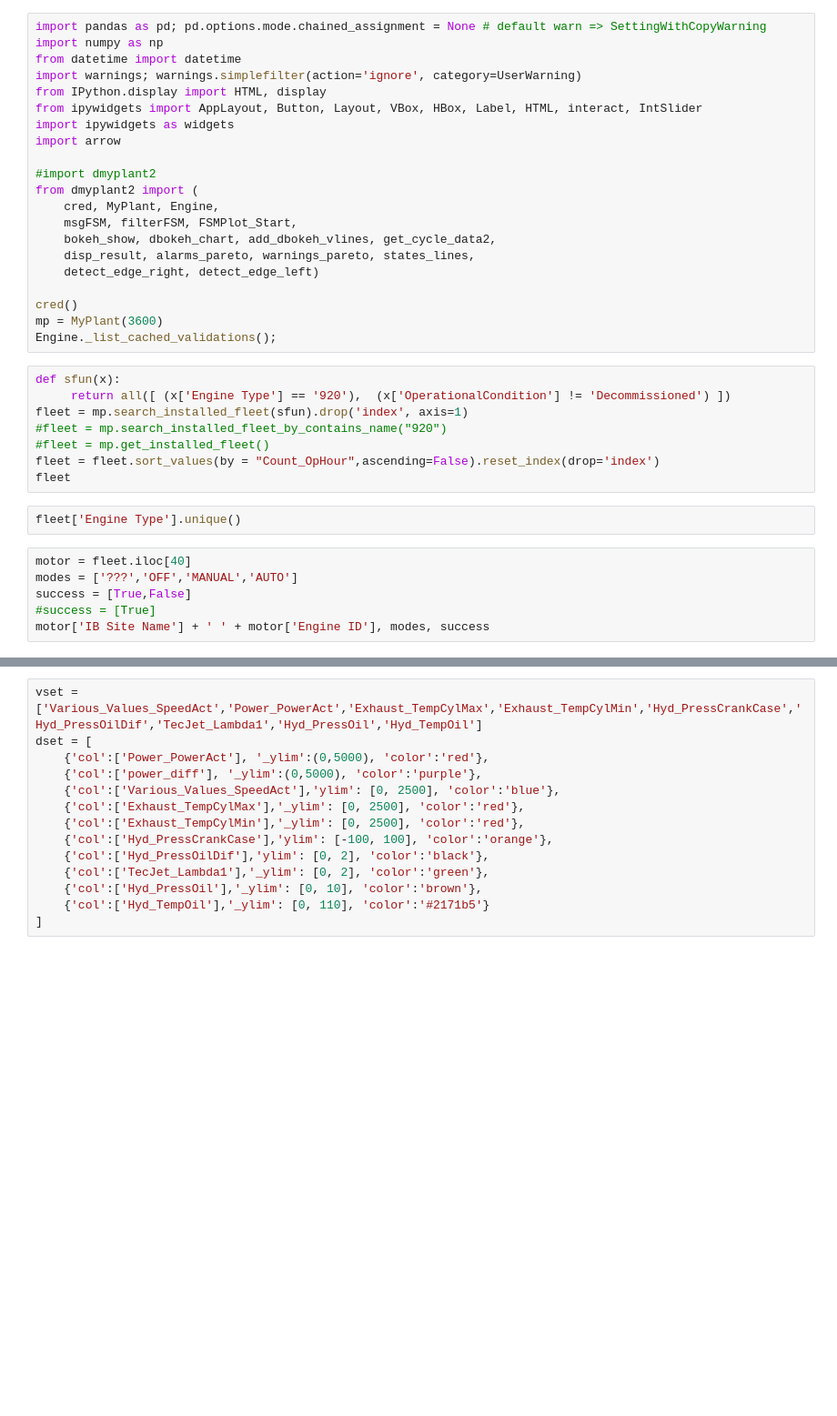
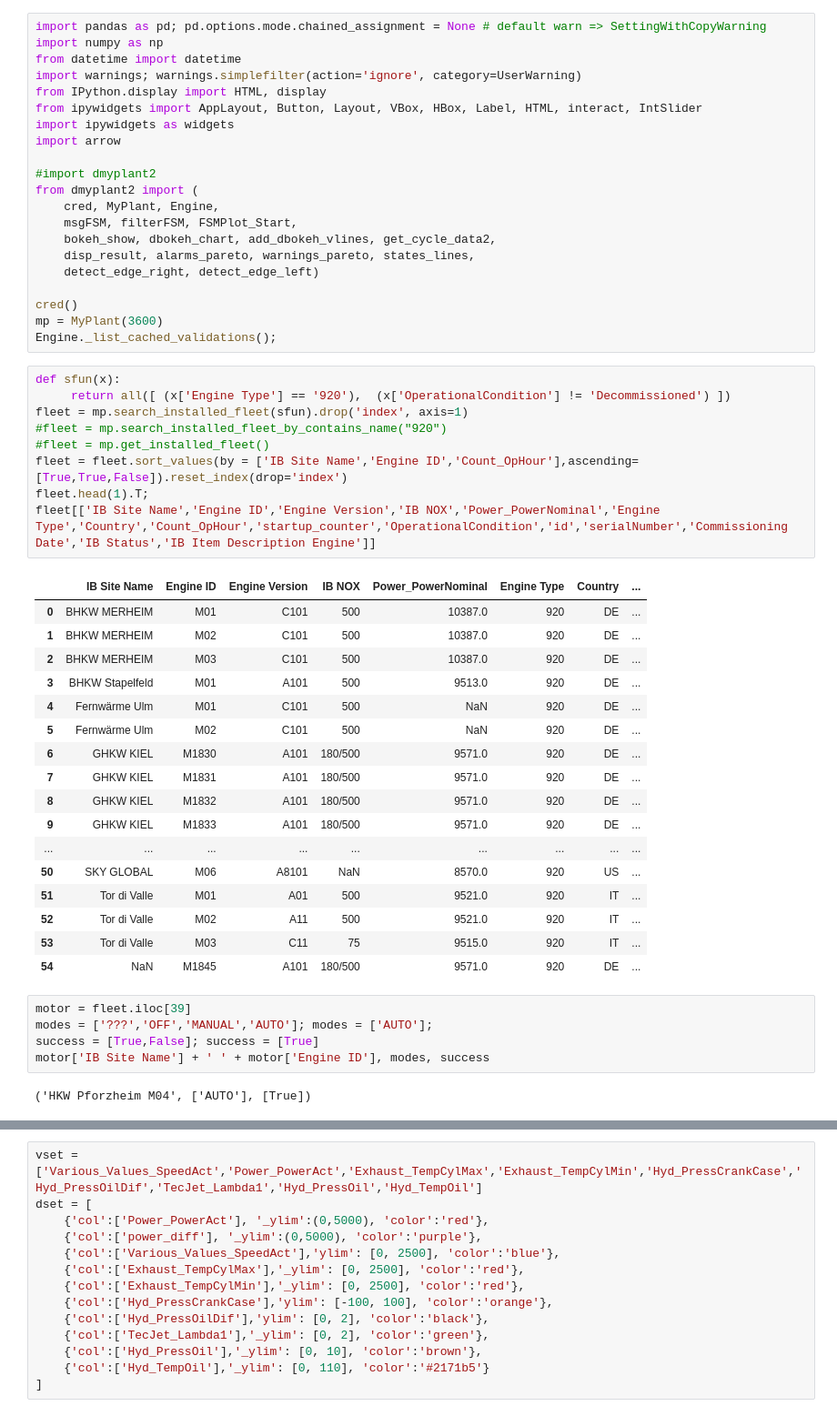
Before and after one commit to dieterch/statemachine, a Jupyter notebook: cottbus.ipynb, the cells around one changed output, grey strips where cells are left out. Shown at 91% size. Cells and saved outputs as stored; diff of their text form; blank space fills up the shorter version.

```diff
--- a/cottbus.ipynb
+++ b/cottbus.ipynb
@@ -22,19 +22,37 @@ Engine._list_cached_validations();
 # %%
 def sfun(x):
      return all([ (x['Engine Type'] == '920'),  (x['OperationalCondition'] != 'Decommissioned') ])
 fleet = mp.search_installed_fleet(sfun).drop('index', axis=1)
 #fleet = mp.search_installed_fleet_by_contains_name("920")
 #fleet = mp.get_installed_fleet()
-fleet = fleet.sort_values(by = "Count_OpHour",ascending=False).reset_index(drop='index')
-fleet
+fleet = fleet.sort_values(by = ['IB Site Name','Engine ID','Count_OpHour'],ascending=[True,True,False]).reset_index(drop='index')
+fleet.head(1).T;
+fleet[['IB Site Name','Engine ID','Engine Version','IB NOX','Power_PowerNominal','Engine Type','Country','Count_OpHour','startup_counter','OperationalCondition','id','serialNumber','Commissioning Date','IB Status','IB Item Description Engine']]
+# %% [output]
+|  | IB Site Name | Engine ID | Engine Version | IB NOX | Power_PowerNominal | Engine Type | Country | ... |
+| 0 | BHKW MERHEIM | M01 | C101 | 500 | 10387.0 | 920 | DE | ... |
+| 1 | BHKW MERHEIM | M02 | C101 | 500 | 10387.0 | 920 | DE | ... |
+| 2 | BHKW MERHEIM | M03 | C101 | 500 | 10387.0 | 920 | DE | ... |
+| 3 | BHKW Stapelfeld | M01 | A101 | 500 | 9513.0 | 920 | DE | ... |
+| 4 | Fernwärme Ulm | M01 | C101 | 500 | NaN | 920 | DE | ... |
+| 5 | Fernwärme Ulm | M02 | C101 | 500 | NaN | 920 | DE | ... |
+| 6 | GHKW KIEL | M1830 | A101 | 180/500 | 9571.0 | 920 | DE | ... |
+| 7 | GHKW KIEL | M1831 | A101 | 180/500 | 9571.0 | 920 | DE | ... |
+| 8 | GHKW KIEL | M1832 | A101 | 180/500 | 9571.0 | 920 | DE | ... |
+| 9 | GHKW KIEL | M1833 | A101 | 180/500 | 9571.0 | 920 | DE | ... |
+| ... | ... | ... | ... | ... | ... | ... | ... | ... |
+| 50 | SKY GLOBAL | M06 | A8101 | NaN | 8570.0 | 920 | US | ... |
+| 51 | Tor di Valle | M01 | A01 | 500 | 9521.0 | 920 | IT | ... |
+| 52 | Tor di Valle | M02 | A11 | 500 | 9521.0 | 920 | IT | ... |
+| 53 | Tor di Valle | M03 | C11 | 75 | 9515.0 | 920 | IT | ... |
+| 54 | NaN | M1845 | A101 | 180/500 | 9571.0 | 920 | DE | ... |
-# %%
-fleet['Engine Type'].unique()
 # %%
-motor = fleet.iloc[40]
-modes = ['???','OFF','MANUAL','AUTO']
-success = [True,False]
-#success = [True]
+motor = fleet.iloc[39]
+modes = ['???','OFF','MANUAL','AUTO']; modes = ['AUTO'];
+success = [True,False]; success = [True]
 motor['IB Site Name'] + ' ' + motor['Engine ID'], modes, success
+# %% [output]
+('HKW Pforzheim M04', ['AUTO'], [True])
 # %%
 e=Engine.from_fleet(mp,motor)
 #fsm = msgFSM(e, p_from=e['Commissioning Date'], p_to=datetime.now(), successtime=300)
```
Also changed, not shown: parts of 12 cells of this notebook, 6 other files.
